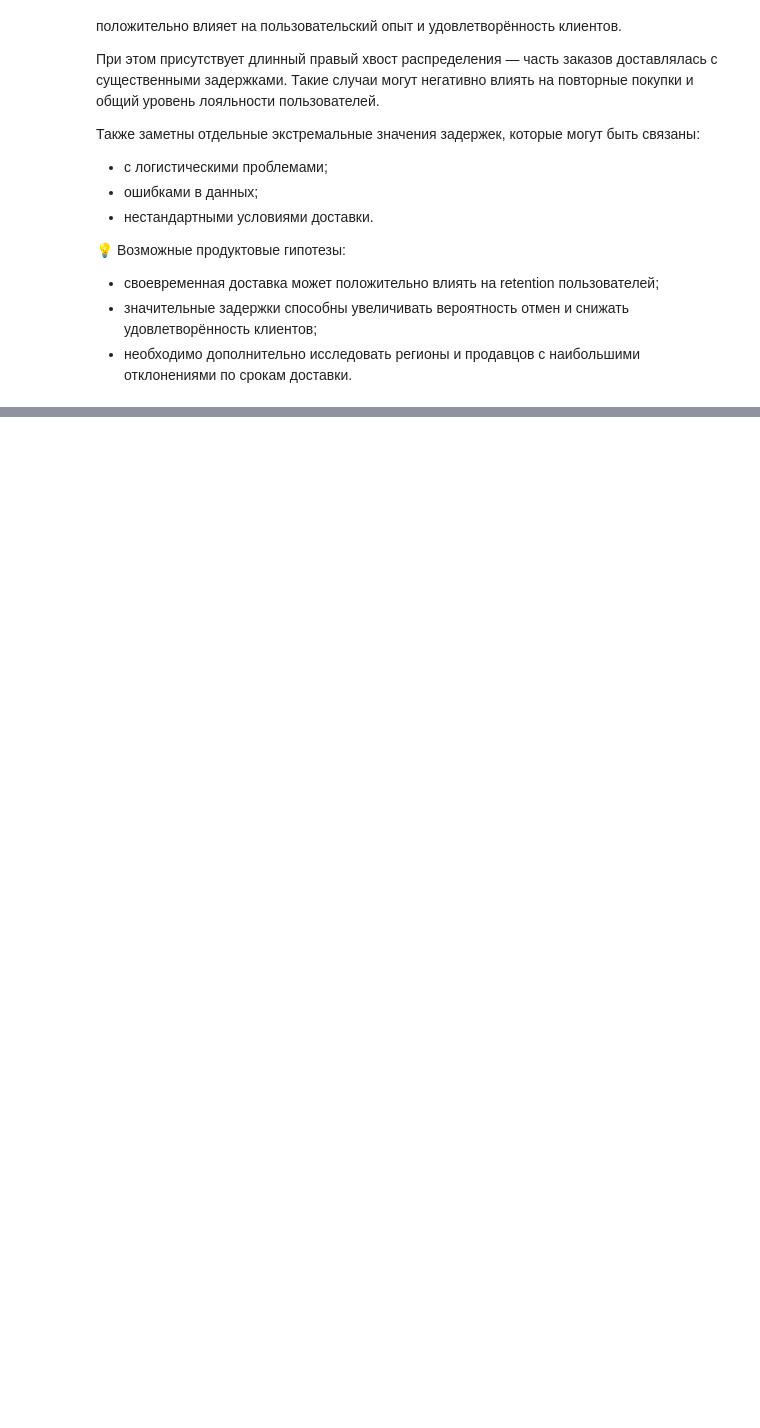
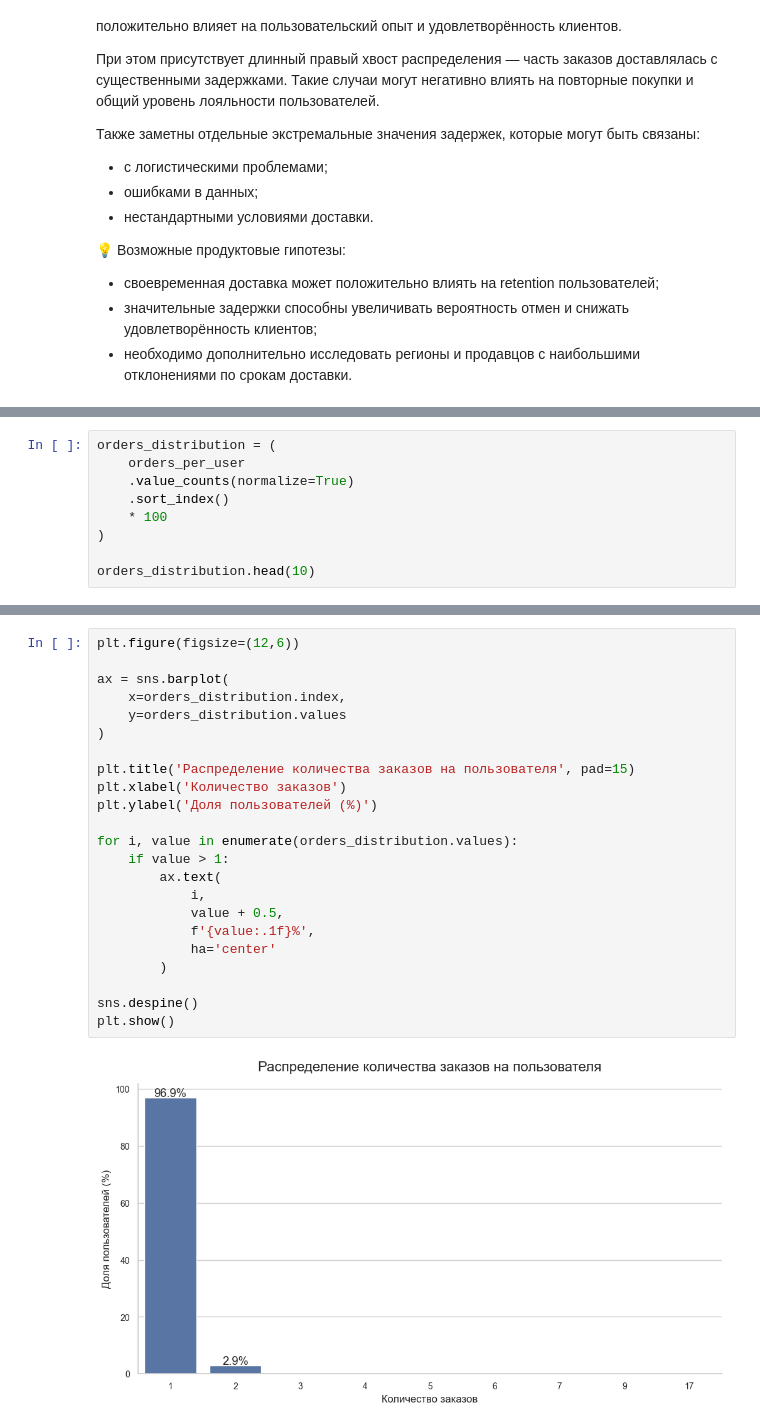
Before and after one commit to Malentaaa/product-analytics-project, a Jupyter notebook: project.ipynb, the cells around one changed output, grey strips where cells are left out. Cells and saved outputs as stored; diff of their text form; blank space fills up the shorter version.

```diff
--- a/project.ipynb
+++ b/project.ipynb
@@ -433,0 +486,9 @@ plt.show()
+# %%
+orders_distribution = (
+    orders_per_user
+    .value_counts(normalize=True)
+    .sort_index()
+    * 100
+)
+
+orders_distribution.head(10)
@@ -433,0 +507,25 @@ plt.show()
+# %%
+plt.figure(figsize=(12,6))
+
+ax = sns.barplot(
+    x=orders_distribution.index,
+    y=orders_distribution.values
+)
+
+plt.title('Распределение количества заказов на пользователя', pad=15)
+plt.xlabel('Количество заказов')
+plt.ylabel('Доля пользователей (%)')
+
+for i, value in enumerate(orders_distribution.values):
+    if value > 1:
+        ax.text(
+            i,
+            value + 0.5,
+            f'{value:.1f}%',
+            ha='center'
+        )
+
+sns.despine()
+plt.show()
+# %% [output]
+[figure, added]
```
Also changed, not shown: parts of 23 cells of this notebook.
